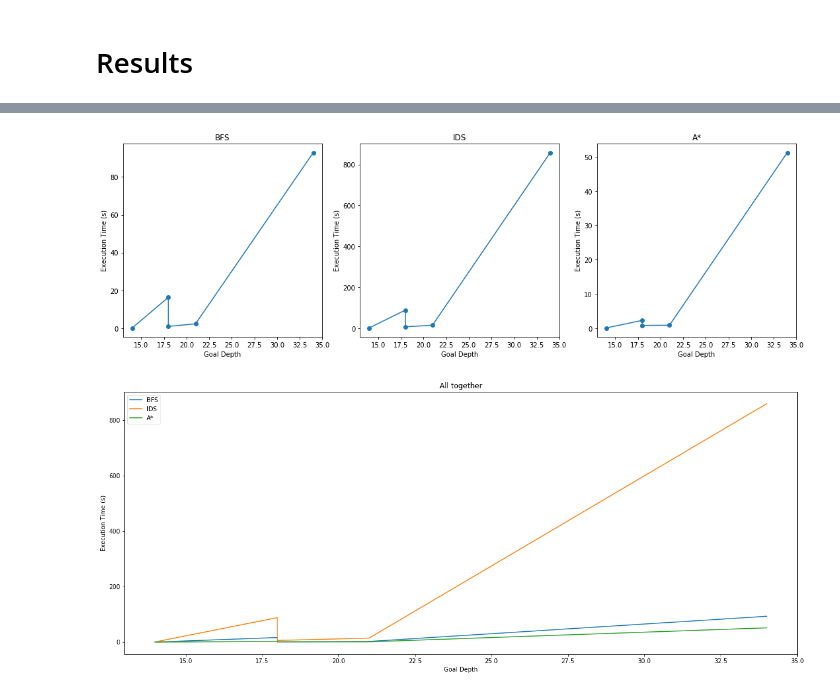
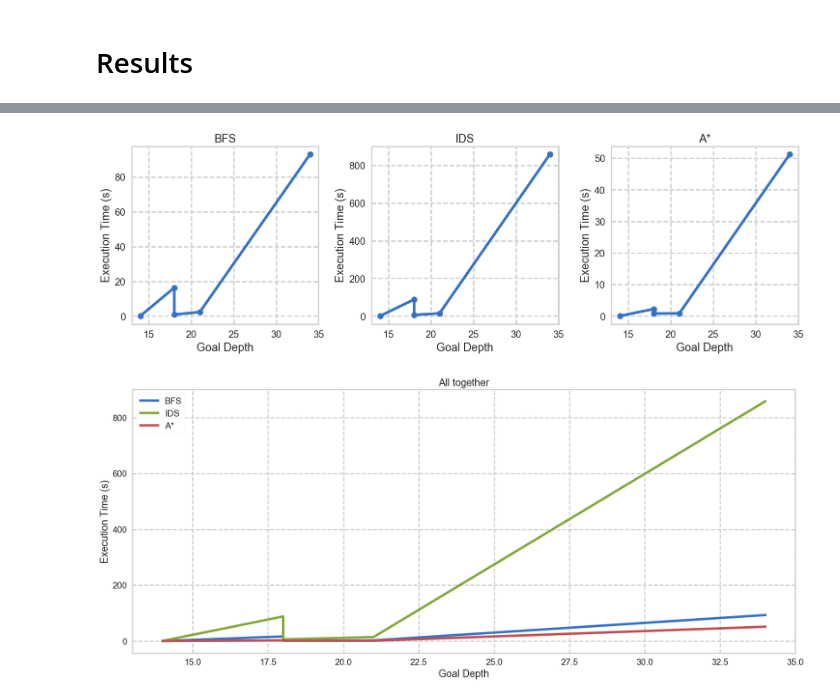
Before and after one commit to mohsenfayyaz/AI_Course, a Jupyter notebook: CA_01/CA_01.ipynb, the cells around one changed output, grey strips where cells are left out. Saved outputs shown, nothing was run; the diff lists cells and outputs as text; code cells hidden in the pictures.

```diff
--- a/CA_01/CA_01.ipynb
+++ b/CA_01/CA_01.ipynb
@@ -955,47 +1001,53 @@ Time: 53.08407187461853s
 # %%
 import matplotlib.pyplot as plt
+
+# import jtplot module in notebook
+from jupyterthemes import jtplot
+jtplot.style(context='talk', fscale=1.4, spines=True, gridlines='--')
+# jtplot.reset()
 
 # 5 - 4 - 2 - 3 - 1
 depths = [14, 18, 18, 21, 34]
 BFS_times = [0.106, 16.311, 0.944, 2.286, 92.904]
 IDS_times = [0.477, 87.921, 5.961, 14.221, 858.272]
 A_times = [0.038, 2.245, 0.789, 0.840, 51.218]
+line_width = 4
 
 plt.figure(figsize=(15, 5))
 
 plt.subplot(1, 3, 1)
 plt.scatter(depths, BFS_times, s=10)
-plt.plot(depths, BFS_times, '-o')
+plt.plot(depths, BFS_times, '-o', linewidth=line_width)
 plt.title("BFS")
 plt.xlabel("Goal Depth")
 plt.ylabel("Execution Time (s)")
 
 plt.subplot(1, 3, 2)
 plt.scatter(depths, IDS_times, s=10)
-plt.plot(depths, IDS_times, '-o')
+plt.plot(depths, IDS_times, '-o', linewidth=line_width)
 plt.title("IDS")
 plt.xlabel("Goal Depth")
 plt.ylabel("Execution Time (s)")
 
 plt.subplot(1, 3, 3)
 plt.scatter(depths, A_times, s=10)
-plt.plot(depths, A_times, '-o')
+plt.plot(depths, A_times, '-o', linewidth=line_width)
 plt.title("A*")
 plt.xlabel("Goal Depth")
 plt.ylabel("Execution Time (s)")
 
 plt.tight_layout()
 plt.show()
 
 plt.figure(figsize=(20, 8))
-plt.plot(depths, BFS_times, label="BFS")
-plt.plot(depths, IDS_times, label="IDS")
-plt.plot(depths, A_times, label="A*")
+plt.plot(depths, BFS_times, label="BFS", linewidth=line_width)
+plt.plot(depths, IDS_times, label="IDS", linewidth=line_width)
+plt.plot(depths, A_times, label="A*", linewidth=line_width)
 plt.title("All together")
 plt.xlabel("Goal Depth")
 plt.ylabel("Execution Time (s)")
 plt.legend(loc="upper left")
 plt.show()
 # %% [output]
-[figure, old version]
+[figure, new version]
-[figure, old version]
+[figure, new version]
```
Also changed, not shown: parts of 7 cells of this notebook, 2 other files.
